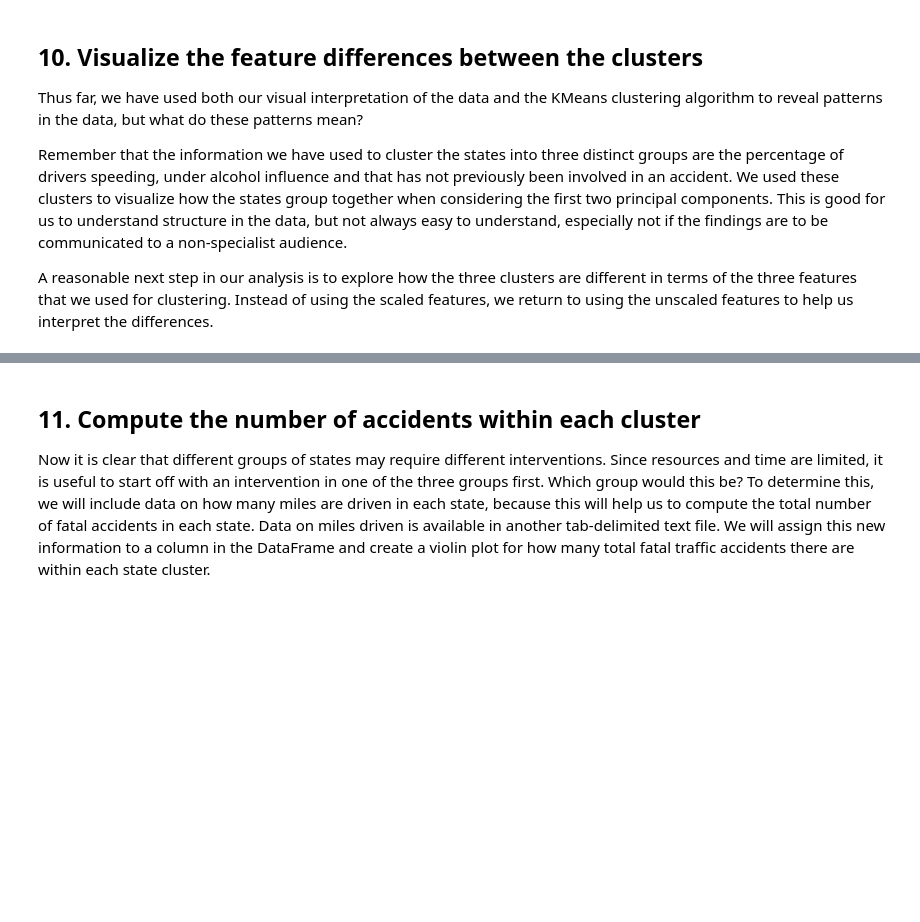
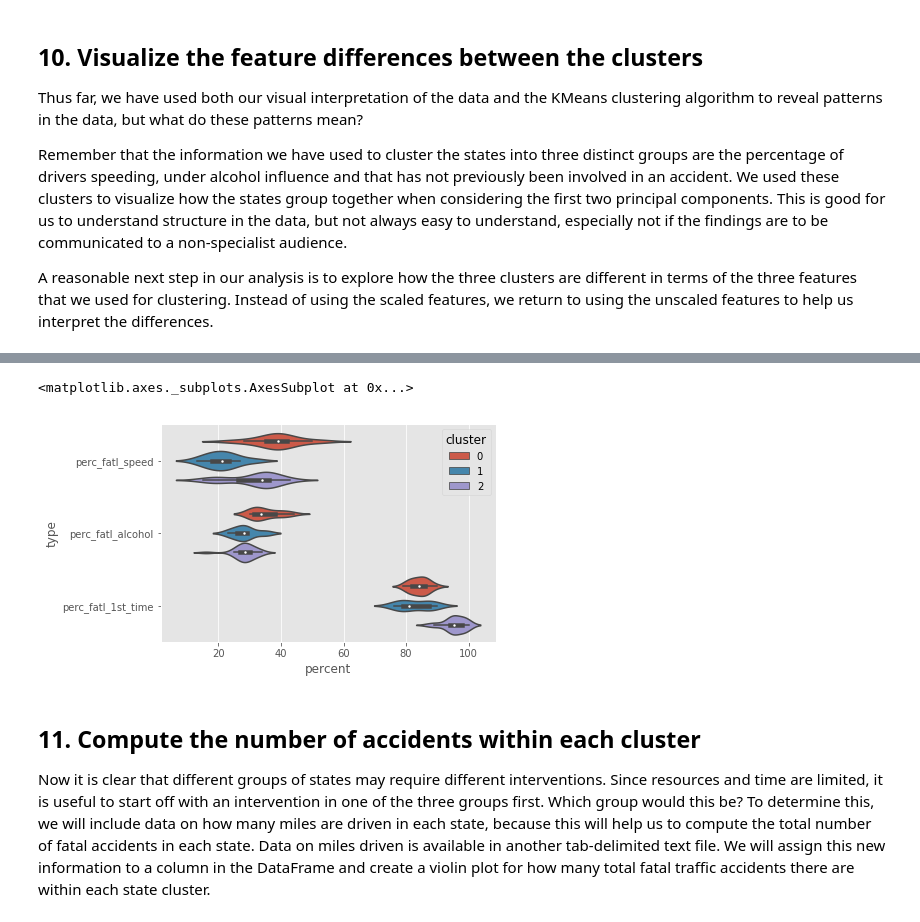
Before and after one commit to nalol831123/ASHRAE---Great-Energy-Predictor-III, a Jupyter notebook: FinalProject.ipynb, the cells around one changed output, grey strips where cells are left out. Drawn from its saved outputs; the diff is of its cells as text; code cells hidden in the pictures; blank space fills up the shorter version.

```diff
--- a/FinalProject.ipynb
+++ b/FinalProject.ipynb
@@ -339,10 +344,4 @@ plt.scatter(p_comps[:,0], p_comps[:,1], c=km.labels_, alpha = 0.6)
 <p>A reasonable next step in our analysis is to explore how the three clusters are different in terms of the three features that we used for clustering. Instead of using the scaled features, we return to using the unscaled features to help us interpret the differences.</p>
 # %%
 # Create a new column with the labels from the KMeans clustering
-car_acc['cluster'] = ...
-
-# Reshape the DataFrame to the long format
-melt_car = pd.melt(...)
-
-# Create a violin plot splitting and coloring the results according to the km-clusters
-sns.violinplot(...)
+car_acc['cluster'] = km.labels_
@@ -348,0 +368,3 @@ sns.violinplot(...)
+# %%
+# Reshape the DataFrame to the long format
+melt_car = pd.melt(car_acc, id_vars= "cluster", var_name= "type", value_name= "percent", value_vars= ["perc_fatl_speed", "perc_fatl_alcohol", "perc_fatl_1st_time"])
@@ -349,3 +392,9 @@ sns.violinplot(...)
+# %%
+# Create a violin plot splitting and coloring the results according to the km-clusters
+sns.violinplot(x=melt_car["percent"], y= melt_car["type"], hue= melt_car["cluster"])
+# %% [output]
+<matplotlib.axes._subplots.AxesSubplot at 0x...>
+[figure, added]
 # %% [markdown]
 ## 11. Compute the number of accidents within each cluster
 <p>Now it is clear that different groups of states may require different interventions. Since resources and time are limited, it is useful to start off with an intervention in one of the three groups first. Which group would this be? To determine this, we will include data on how many miles are driven in each state, because this will help us to compute the total number of fatal accidents in each state. Data on miles driven is available in another tab-delimited text file. We will assign this new information to a column in the DataFrame and create a violin plot for how many total fatal traffic accidents there are within each state cluster.</p>
```
Also changed, not shown: parts of 12 cells of this notebook.
